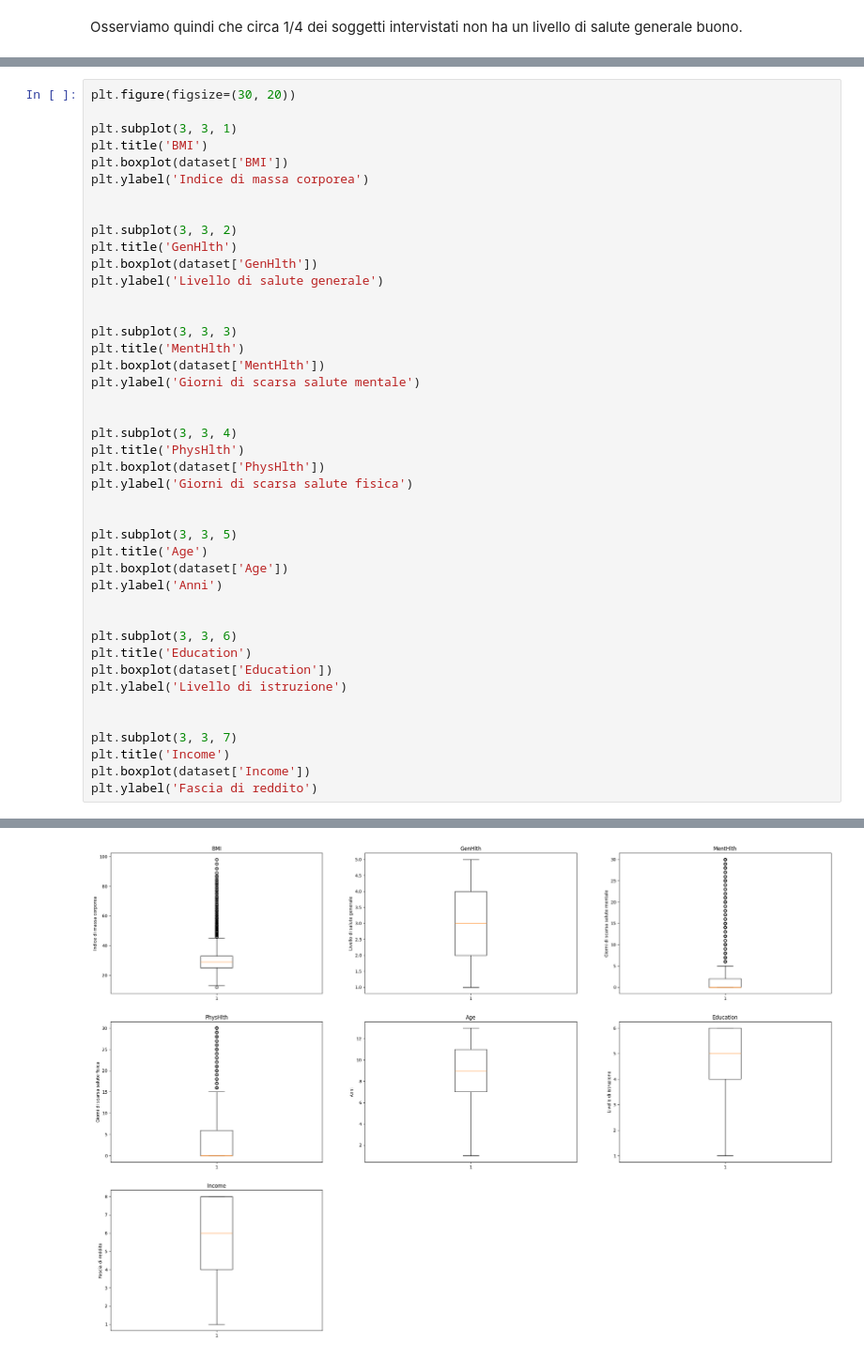
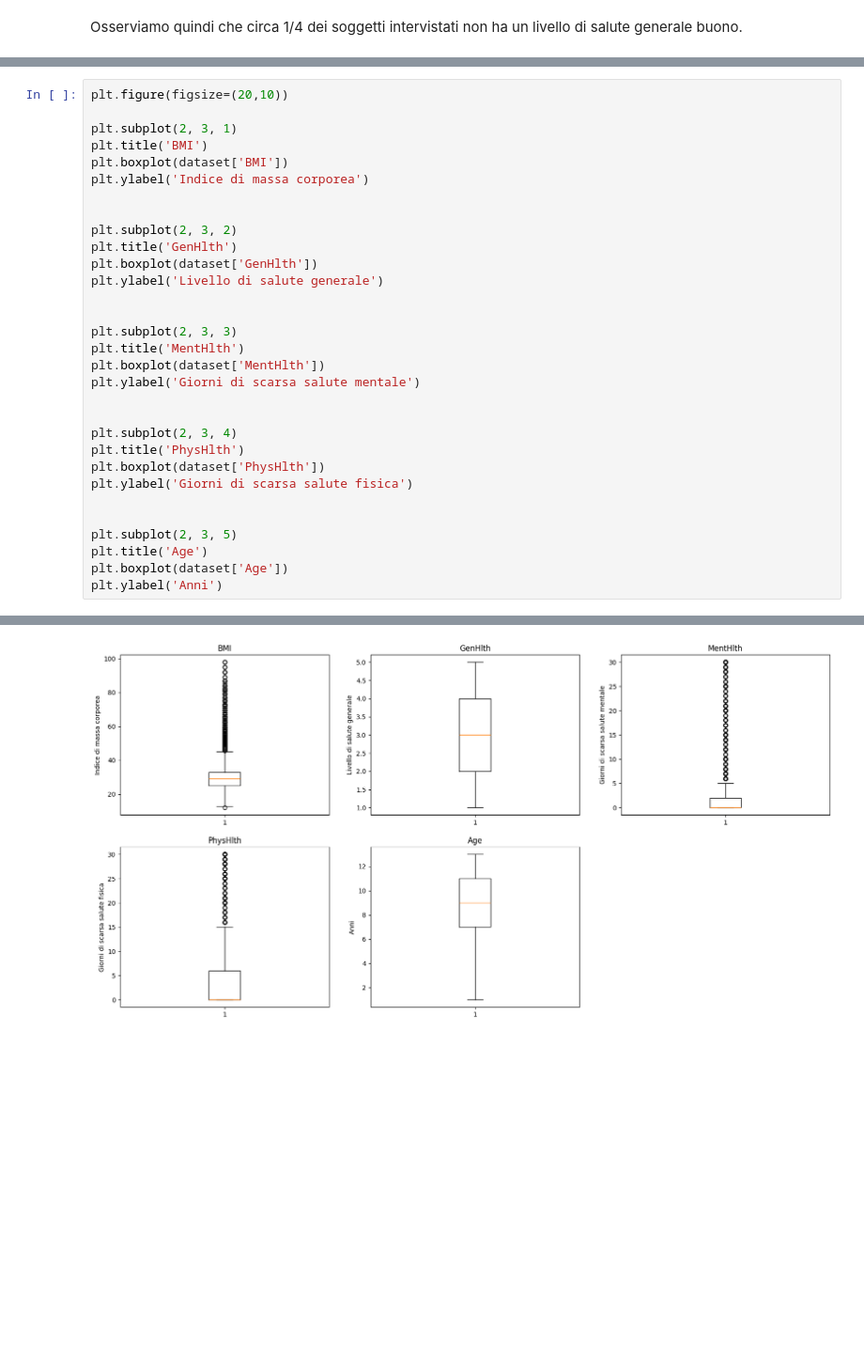
Before and after one commit to Aleversari15/ProgettoDataIntensive2024, a Jupyter notebook: diabetesHealth.ipynb, the cells around one changed output, grey strips where cells are left out. Shown at 94% size. Drawn from its saved outputs; the diff is of its cells as text; blank space fills up the shorter version.

```diff
--- a/diabetesHealth.ipynb
+++ b/diabetesHealth.ipynb
@@ -262,44 +235,32 @@ Ora grazie al grafico plot box rappresento graficamente le varie statistiche cal
 # %%
-plt.figure(figsize=(30, 20))
+plt.figure(figsize=(20,10))
 
-plt.subplot(3, 3, 1)
+plt.subplot(2, 3, 1)
 plt.title('BMI')
 plt.boxplot(dataset['BMI'])
 plt.ylabel('Indice di massa corporea')
 
 
-plt.subplot(3, 3, 2)
+plt.subplot(2, 3, 2)
 plt.title('GenHlth')
 plt.boxplot(dataset['GenHlth'])
 plt.ylabel('Livello di salute generale')
 
 
-plt.subplot(3, 3, 3)
+plt.subplot(2, 3, 3)
 plt.title('MentHlth')
 plt.boxplot(dataset['MentHlth'])
 plt.ylabel('Giorni di scarsa salute mentale')
 
 
-plt.subplot(3, 3, 4)
+plt.subplot(2, 3, 4)
 plt.title('PhysHlth')
 plt.boxplot(dataset['PhysHlth'])
 plt.ylabel('Giorni di scarsa salute fisica')
 
 
-plt.subplot(3, 3, 5)
+plt.subplot(2, 3, 5)
 plt.title('Age')
 plt.boxplot(dataset['Age'])
 plt.ylabel('Anni')
-
-
-plt.subplot(3, 3, 6)
-plt.title('Education')
-plt.boxplot(dataset['Education'])
-plt.ylabel('Livello di istruzione')
-
-
-plt.subplot(3, 3, 7)
-plt.title('Income')
-plt.boxplot(dataset['Income'])
-plt.ylabel('Fascia di reddito')
 # %% [output]
@@ -307 +268 @@ Text(0, 0.5, 'Fascia di reddito')
-[figure, old version]
+[figure, new version]
```
Also changed, not shown: parts of 32 cells of this notebook.
